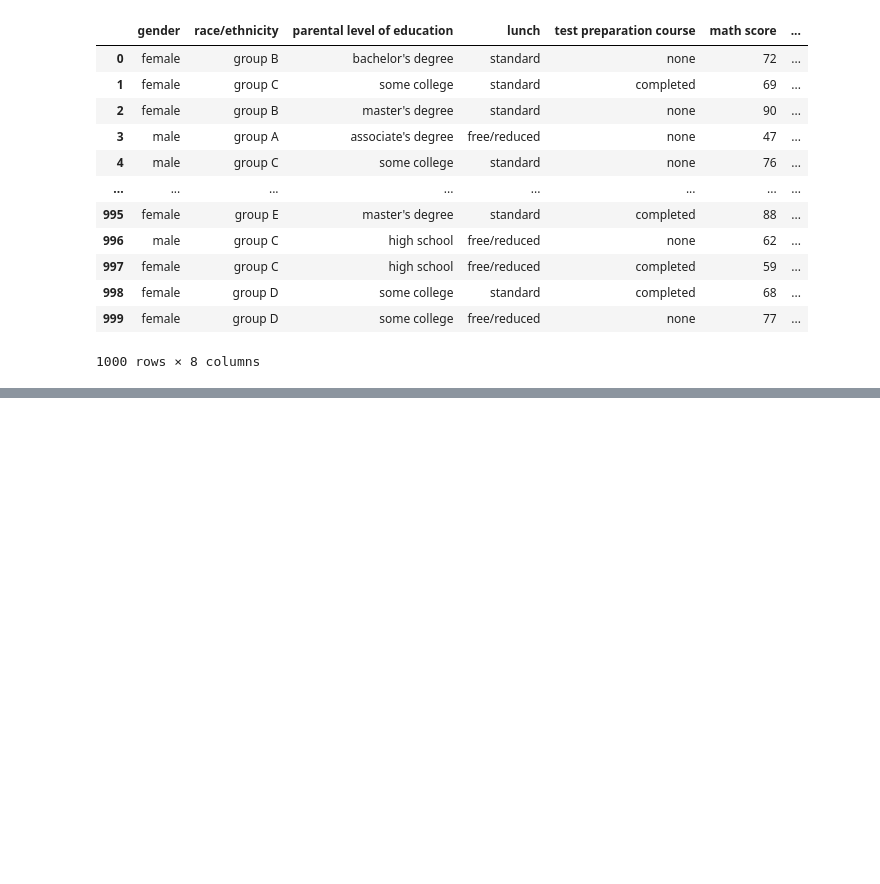
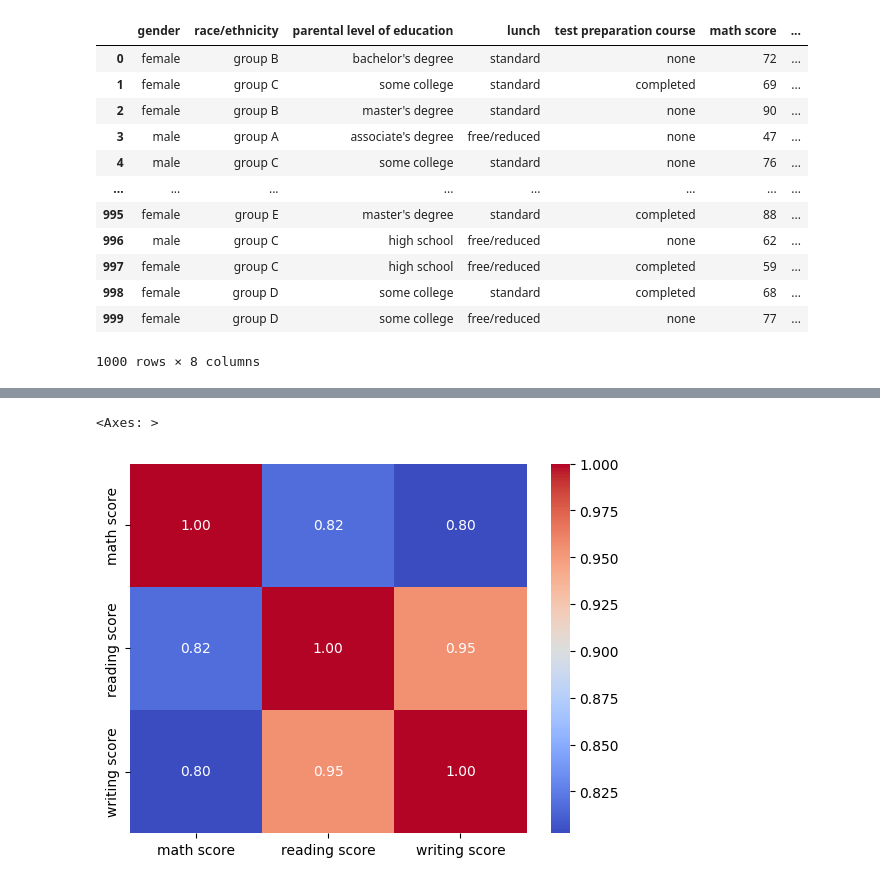
Before and after one commit to MohitMahajan03/6th-SEM, a Jupyter notebook: Data Science/Lab/Q4 Students.ipynb, the cells around one changed output, grey strips where cells are left out. Drawn from its saved outputs; the diff is of its cells as text; code cells hidden in the pictures; blank space fills up the shorter version.

```diff
--- a/Data Science/Lab/Q4 Students.ipynb
+++ b/Data Science/Lab/Q4 Students.ipynb
@@ -29,0 +28,9 @@ Name: count, dtype: int64
+# %%
+import seaborn as sns
+import numpy as np
+
+marks = pd.concat((df['math score'], df['reading score'], df['writing score']), axis=1)
+sns.heatmap(marks.corr(), cmap = "coolwarm", fmt='.2f', annot = True)
+# %% [output]
+<Axes: >
+[figure, added]
```
Also changed, not shown: parts of 2 cells of this notebook, 3 other files.
